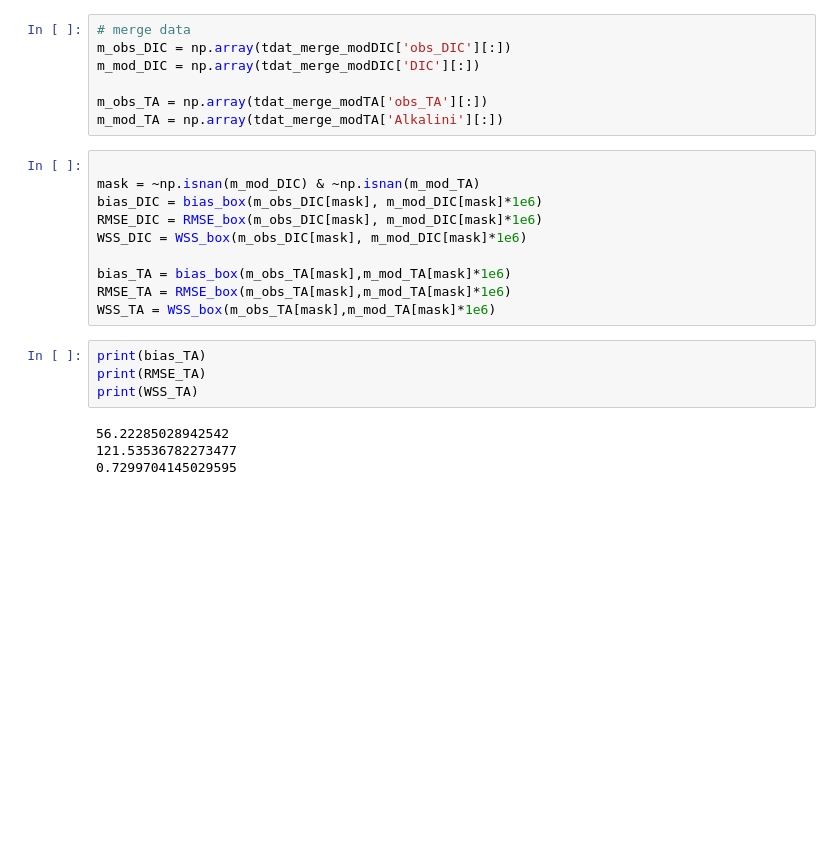
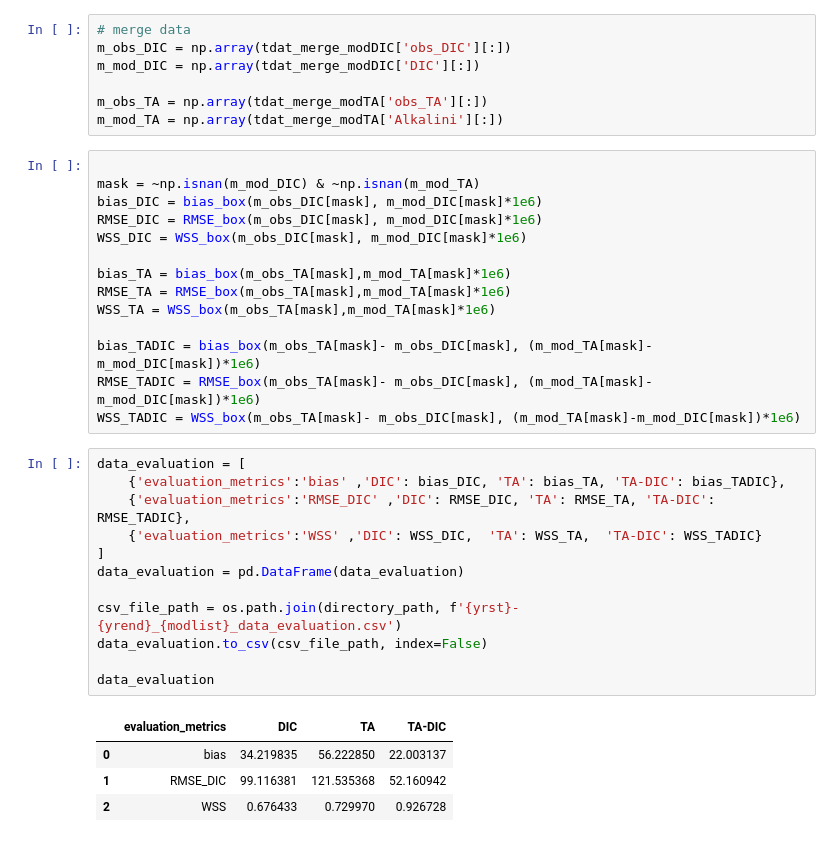
Before and after one commit to biu23/Carbonate_Chemistry_Models, a Jupyter notebook: test_script/function_1.ipynb, the cells around one changed output. Drawn from its saved outputs; the diff is of its cells as text; blank space fills up the shorter version.

```diff
--- a/test_script/function_1.ipynb
+++ b/test_script/function_1.ipynb
@@ -401,11 +594,24 @@ WSS_DIC = WSS_box(m_obs_DIC[mask], m_mod_DIC[mask]*1e6)
 bias_TA = bias_box(m_obs_TA[mask],m_mod_TA[mask]*1e6)
 RMSE_TA = RMSE_box(m_obs_TA[mask],m_mod_TA[mask]*1e6)
 WSS_TA = WSS_box(m_obs_TA[mask],m_mod_TA[mask]*1e6)
+
+bias_TADIC = bias_box(m_obs_TA[mask]- m_obs_DIC[mask], (m_mod_TA[mask]-m_mod_DIC[mask])*1e6)
+RMSE_TADIC = RMSE_box(m_obs_TA[mask]- m_obs_DIC[mask], (m_mod_TA[mask]-m_mod_DIC[mask])*1e6)
+WSS_TADIC = WSS_box(m_obs_TA[mask]- m_obs_DIC[mask], (m_mod_TA[mask]-m_mod_DIC[mask])*1e6)
-# %%
-print(bias_TA)
-print(RMSE_TA)
-print(WSS_TA)
-# %% [output]
-56.22285028942542
-121.53536782273477
-0.7299704145029595
+# %%
+data_evaluation = [
+    {'evaluation_metrics':'bias' ,'DIC': bias_DIC, 'TA': bias_TA, 'TA-DIC': bias_TADIC},
+    {'evaluation_metrics':'RMSE_DIC' ,'DIC': RMSE_DIC, 'TA': RMSE_TA, 'TA-DIC': RMSE_TADIC},
+    {'evaluation_metrics':'WSS' ,'DIC': WSS_DIC,  'TA': WSS_TA,  'TA-DIC': WSS_TADIC}
+]
+data_evaluation = pd.DataFrame(data_evaluation)
+
+csv_file_path = os.path.join(directory_path, f'{yrst}-{yrend}_{modlist}_data_evaluation.csv')
+data_evaluation.to_csv(csv_file_path, index=False)
+
+data_evaluation
+# %% [output]
+|  | evaluation_metrics | DIC | TA | TA-DIC |
+| 0 | bias | 34.219835 | 56.222850 | 22.003137 |
+| 1 | RMSE_DIC | 99.116381 | 121.535368 | 52.160942 |
+| 2 | WSS | 0.676433 | 0.729970 | 0.926728 |
```
Also changed, not shown: parts of 22 cells of this notebook, 1 other file.
